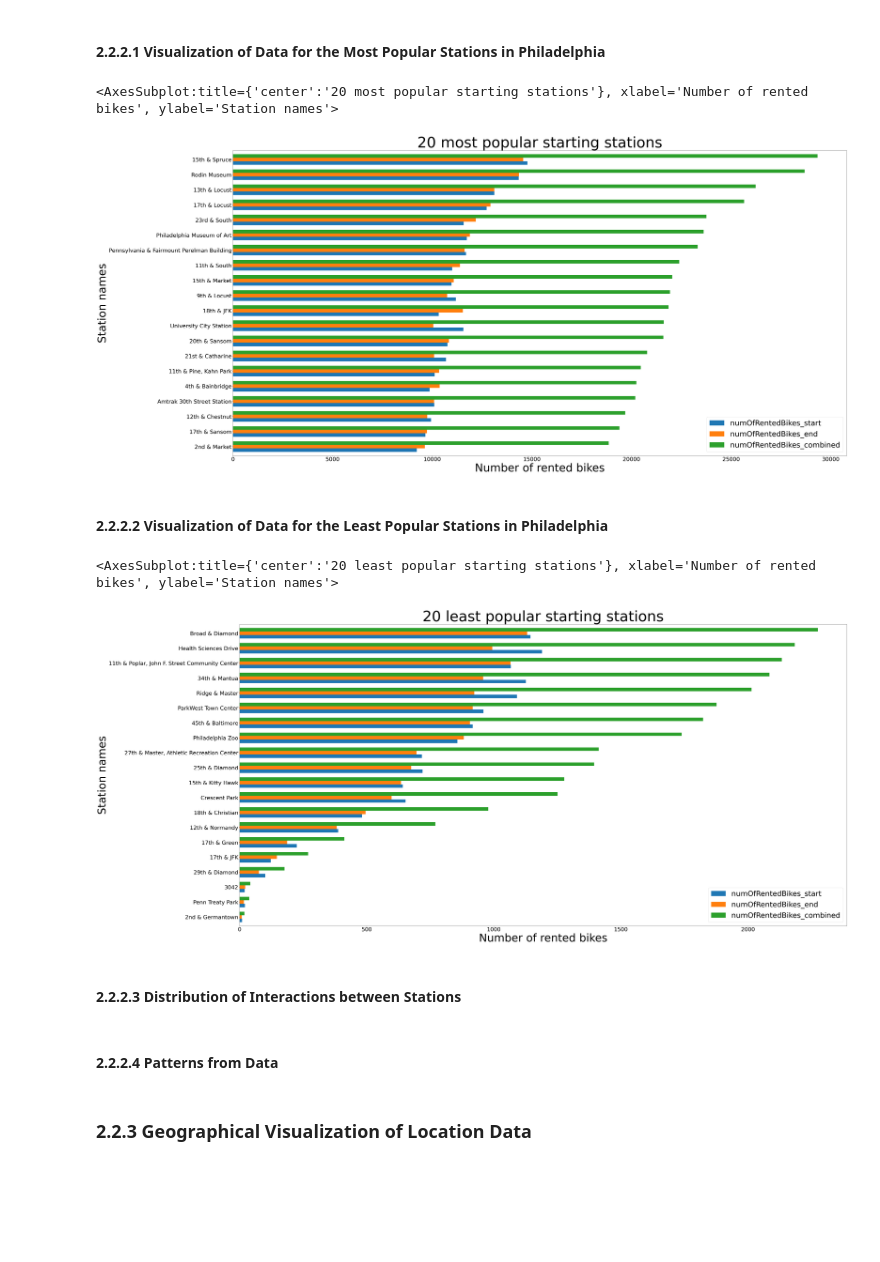
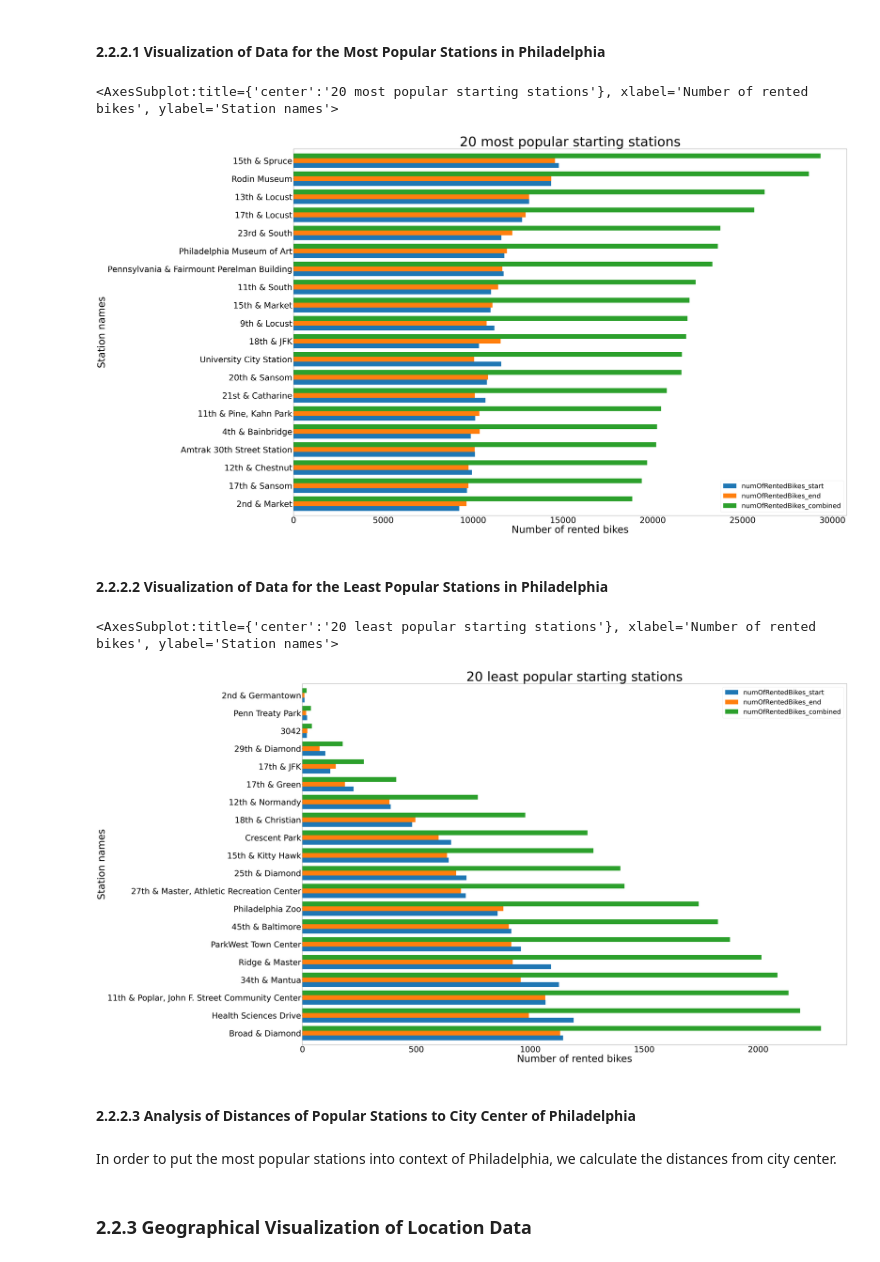
Before and after one commit to Hannah2800/AA_2022_PythonPandas, a Jupyter notebook: Task 2 - Descriptive Analytics.ipynb, the cells around one changed output. Cells and saved outputs as stored; diff of their text form; code cells hidden in the pictures; blank space fills up the shorter version.

```diff
--- a/Task 2 - Descriptive Analytics.ipynb
+++ b/Task 2 - Descriptive Analytics.ipynb
@@ -389,13 +347,13 @@ popularity_stations.set_index(['station_name'], inplace=True)
 # Method to Plot the data
 def plot_popularity_stations(popularity, x):
     if popularity == 'most popular':
-        ax = popularity_stations.tail(x).plot(kind="barh", figsize=(60,30), fontsize=30, width=0.7)
+        ax = popularity_stations.tail(x).plot(kind="barh", figsize=(60,40), fontsize=50, width=0.8)
         ax.set_xlabel('Number of rented bikes', fontsize=60)
         ax.set_ylabel('Station names', fontsize = 60)
         ax.set_title(label= str(x) + ' most popular starting stations', fontsize = 80)
         ax.legend(fontsize = 40)
     elif popularity == 'least popular':
-        ax = popularity_stations.head(x).plot(kind="barh", figsize=(60,30), fontsize=30, width=0.7)
+        ax = popularity_stations.tail(x).plot(kind="barh", figsize=(60,40), fontsize=50, width=0.8)
         ax.set_xlabel('Number of rented bikes', fontsize=60)
         ax.set_ylabel('Station names', fontsize = 60)
         ax.set_title(label= str(x) + ' least popular starting stations', fontsize = 80)
@@ -407,15 +365,17 @@ def plot_popularity_stations(popularity, x):
 plot_popularity_stations('most popular', 20)
 # %% [output]
 <AxesSubplot:title={'center':'20 most popular starting stations'}, xlabel='Number of rented bikes', ylabel='Station names'>
-[figure, old version]
+[figure, new version]
 # %% [markdown]
 #### 2.2.2.2 Visualization of Data for the Least Popular Stations in Philadelphia
 # %%
+popularity_stations.sort_values(by=['numOfRentedBikes_combined'], ascending=False, inplace=True)
+
 plot_popularity_stations('least popular', 20)
 # %% [output]
 <AxesSubplot:title={'center':'20 least popular starting stations'}, xlabel='Number of rented bikes', ylabel='Station names'>
-[figure, old version]
+[figure, new version]
 # %% [markdown]
-#### 2.2.2.3 Distribution of Interactions between Stations
+#### 2.2.2.3 Analysis of Distances of Popular Stations to City Center of Philadelphia
-# %% [markdown]
-#### 2.2.2.4 Patterns from Data
+# %% [markdown]
+In order to put the most popular stations into context of Philadelphia, we calculate the distances from city center.
```
Also changed, not shown: parts of 36 cells of this notebook.
